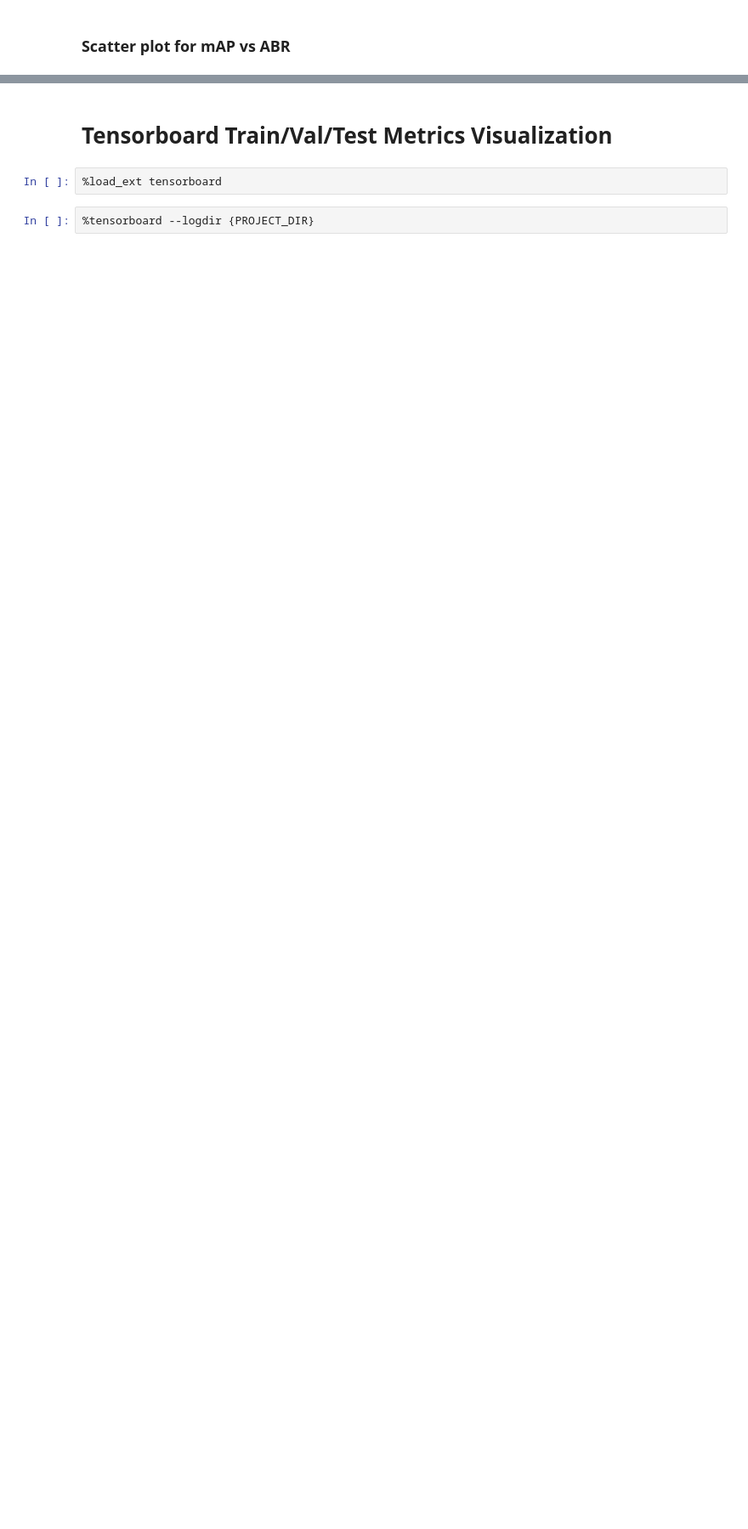
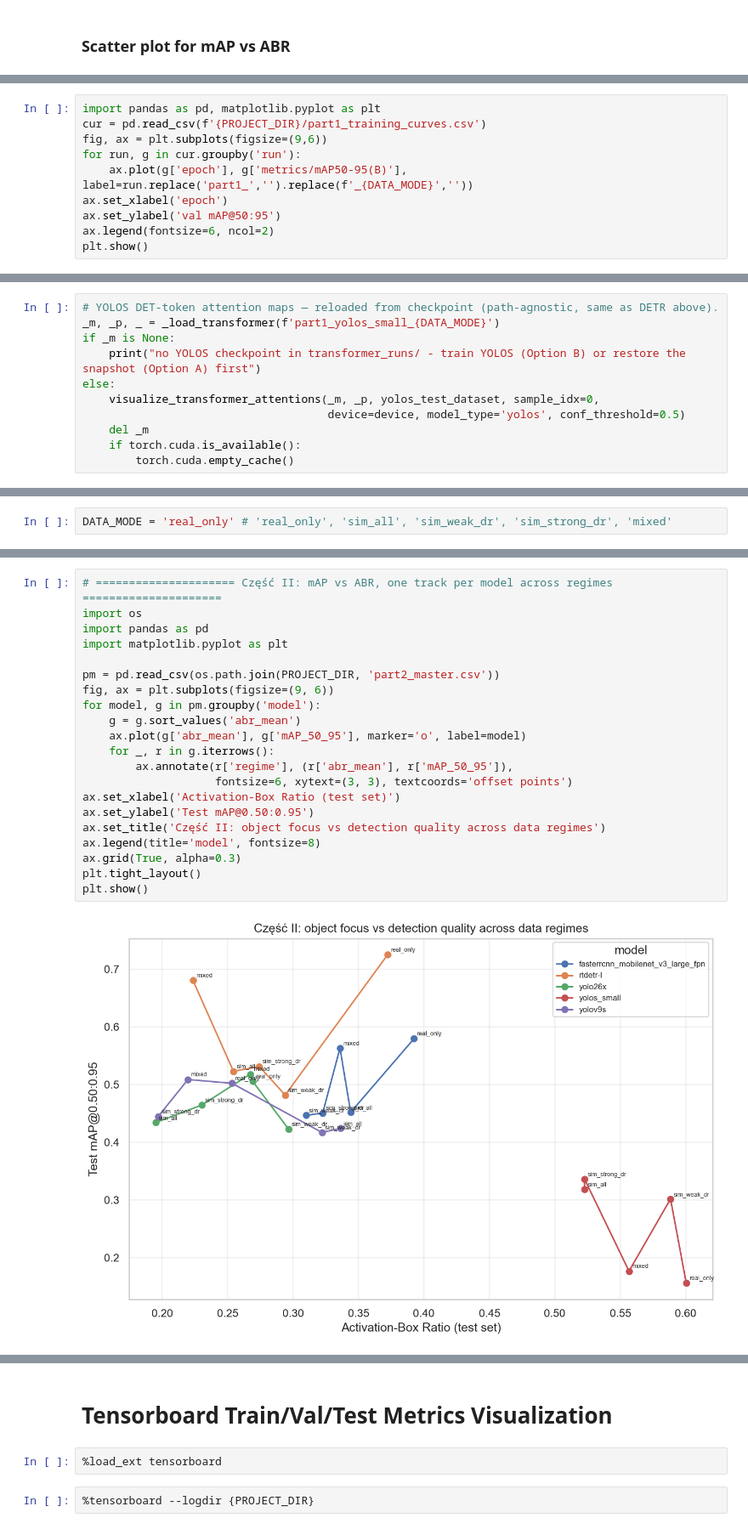
Before and after one commit to Eikthyrnir/uam-cv-sim-to-real-interpretability, a Jupyter notebook: DIMO_detection_pipeline.ipynb, the cells around one changed output, grey strips where cells are left out. Shown at 85% size. Saved outputs shown, nothing was run; the diff lists cells and outputs as text; blank space fills up the shorter version.

```diff
--- a/DIMO_detection_pipeline.ipynb
+++ b/DIMO_detection_pipeline.ipynb
@@ -2365,0 +2386,10 @@ visualize_transformer_attentions(
+# %%
+import pandas as pd, matplotlib.pyplot as plt
+cur = pd.read_csv(f'{PROJECT_DIR}/part1_training_curves.csv')
+fig, ax = plt.subplots(figsize=(9,6))
+for run, g in cur.groupby('run'):
+    ax.plot(g['epoch'], g['metrics/mAP50-95(B)'], label=run.replace('part1_','').replace(f'_{DATA_MODE}',''))
+ax.set_xlabel('epoch')
+ax.set_ylabel('val mAP@50:95')
+ax.legend(fontsize=6, ncol=2)
+plt.show()
@@ -2365,0 +2447,11 @@ visualize_transformer_attentions(
+# %%
+# YOLOS DET-token attention maps — reloaded from checkpoint (path-agnostic, same as DETR above).
+_m, _p, _ = _load_transformer(f'part1_yolos_small_{DATA_MODE}')
+if _m is None:
+    print("no YOLOS checkpoint in transformer_runs/ - train YOLOS (Option B) or restore the snapshot (Option A) first")
+else:
+    visualize_transformer_attentions(_m, _p, yolos_test_dataset, sample_idx=0,
+                                     device=device, model_type='yolos', conf_threshold=0.5)
+    del _m
+    if torch.cuda.is_available():
+        torch.cuda.empty_cache()
@@ -2365,0 +2671,2 @@ visualize_transformer_attentions(
+# %%
+DATA_MODE = 'real_only' # 'real_only', 'sim_all', 'sim_weak_dr', 'sim_strong_dr', 'mixed'
@@ -2365,0 +3062,23 @@ visualize_transformer_attentions(
+# %%
+# ===================== Część II: mAP vs ABR, one track per model across regimes =====================
+import os
+import pandas as pd
+import matplotlib.pyplot as plt
+
+pm = pd.read_csv(os.path.join(PROJECT_DIR, 'part2_master.csv'))
+fig, ax = plt.subplots(figsize=(9, 6))
+for model, g in pm.groupby('model'):
+    g = g.sort_values('abr_mean')
+    ax.plot(g['abr_mean'], g['mAP_50_95'], marker='o', label=model)
+    for _, r in g.iterrows():
+        ax.annotate(r['regime'], (r['abr_mean'], r['mAP_50_95']),
+                    fontsize=6, xytext=(3, 3), textcoords='offset points')
+ax.set_xlabel('Activation-Box Ratio (test set)')
+ax.set_ylabel('Test mAP@0.50:0.95')
+ax.set_title('Część II: object focus vs detection quality across data regimes')
+ax.legend(title='model', fontsize=8)
+ax.grid(True, alpha=0.3)
+plt.tight_layout()
+plt.show()
+# %% [output]
+[figure, added]
```
Also changed, not shown: parts of 114 cells of this notebook.
